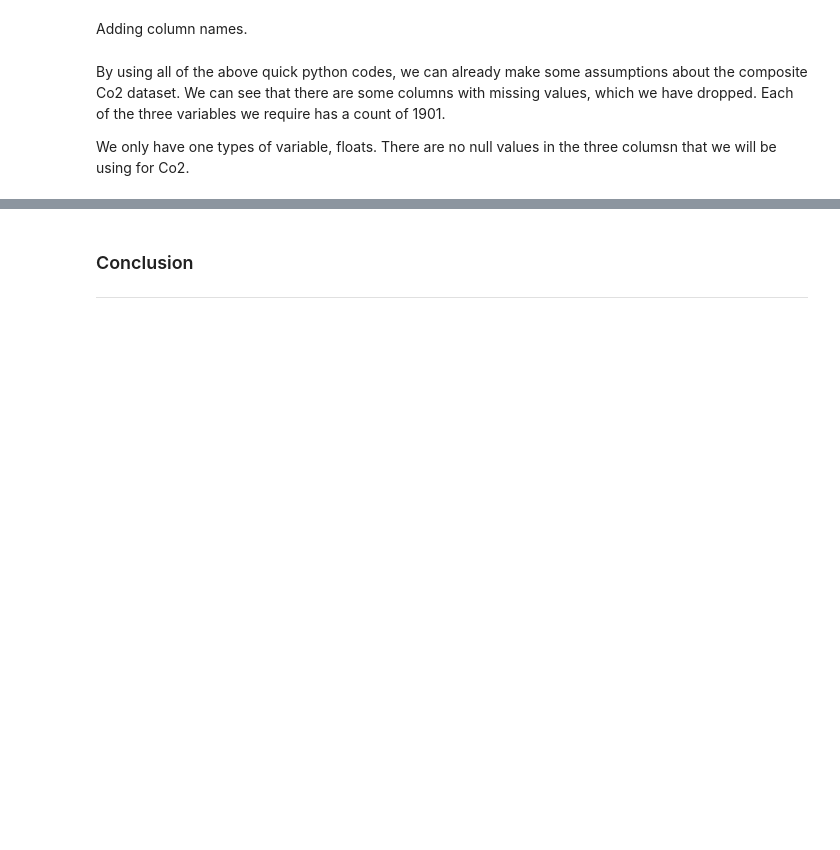
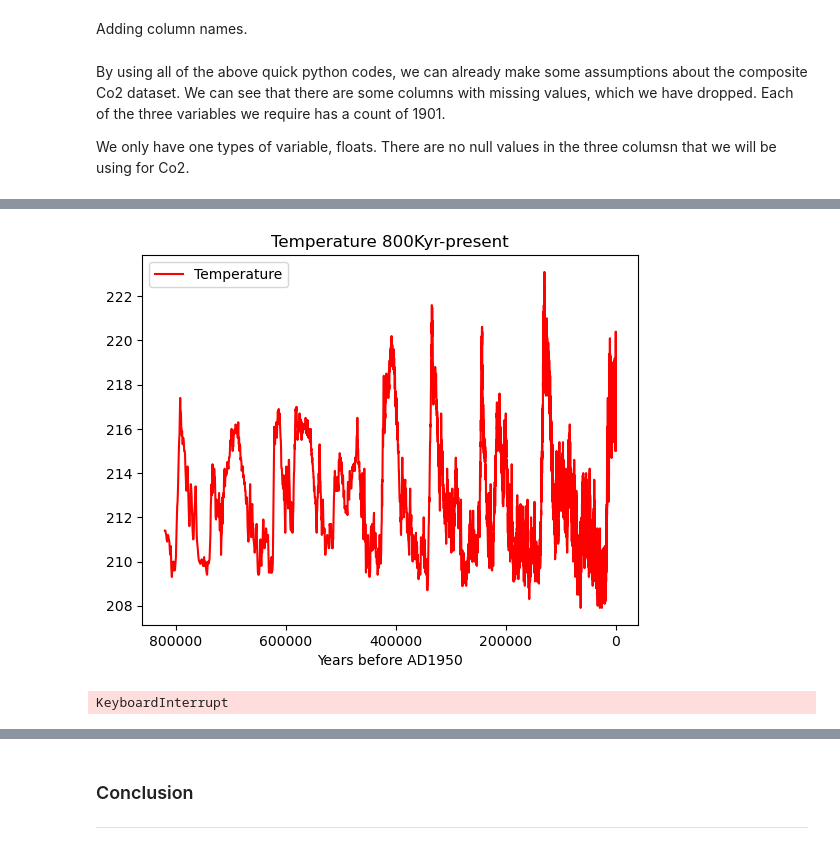
Before and after one commit to joannefeeney/programming-data-project-2, a Jupyter notebook: project.ipynb, the cells around one changed output, grey strips where cells are left out. Cells and saved outputs as stored; diff of their text form; code cells hidden in the pictures; blank space fills up the shorter version.

```diff
--- a/project.ipynb
+++ b/project.ipynb
@@ -117,0 +121,3 @@ df1.plot(x='Years before AD1950', y='Co2', title='level of Co2 in atmosphere 800
+# %%
+# Dropping columns data bar year and temperature (Geeksforgeeks)
+df2.drop(['bag', 'ztop', 'AICC2012', 'deutfinal', 'acc-EDC3beta'], axis=1, inplace=True)
@@ -117,0 +133,8 @@ df1.plot(x='Years before AD1950', y='Co2', title='level of Co2 in atmosphere 800
+# %%
+# Adding columns
+df2.columns =['Years before AD1950', 'Temperature']
+# %%
+# Plotting all variables and inverting x axis (Stackoverflow.com)
+df2.plot(x='Years before AD1950', y='Temperature', title='Temperature 800Kyr-present', color='r').invert_xaxis();
+# %% [output]
+[figure, added]
@@ -117,0 +148,5 @@ df1.plot(x='Years before AD1950', y='Co2', title='level of Co2 in atmosphere 800
+# %%
+# Dropping columns
+fused_data.drop(['Sigma mean of Co2'], axis=1, inplace=True)
+# %% [output]
+KeyboardInterrupt
```
Also changed, not shown: parts of 19 cells of this notebook.
